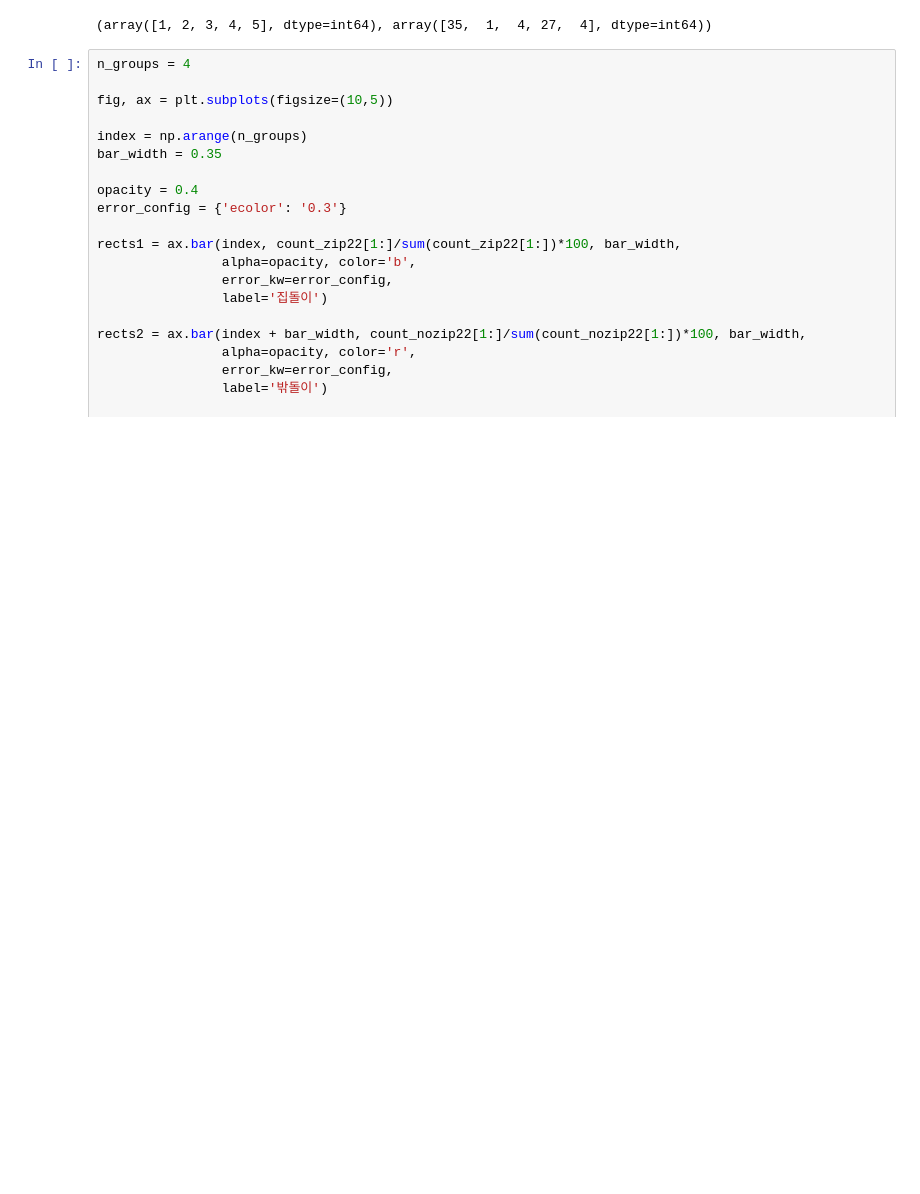
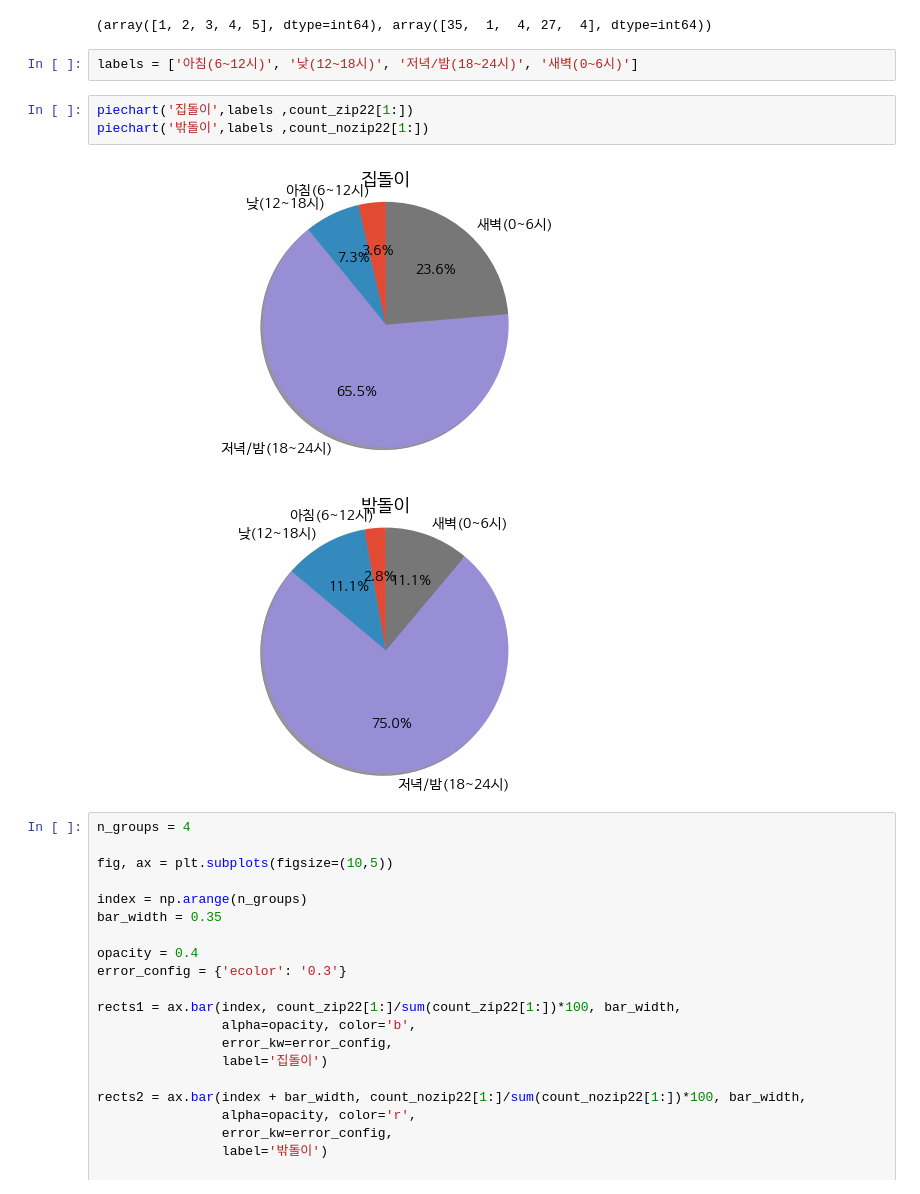
Before and after one commit to SOYNGPARK/shcard-summerschool, a Jupyter notebook: zipdol_survey20-23.ipynb, the cells around one changed output. Saved outputs shown, nothing was run; the diff lists cells and outputs as text; blank space fills up the shorter version.

```diff
--- a/zipdol_survey20-23.ipynb
+++ b/zipdol_survey20-23.ipynb
@@ -337,6 +333,14 @@ num, count_nozip22 = np.unique(nozipdol['Q22'], return_counts=True)
 num, count_nozip22
 # %% [output]
 (array([1, 2, 3, 4, 5], dtype=int64), array([35,  1,  4, 27,  4], dtype=int64))
+# %%
+labels = ['아침(6~12시)', '낮(12~18시)', '저녁/밤(18~24시)', '새벽(0~6시)']
+# %%
+piechart('집돌이',labels ,count_zip22[1:])
+piechart('밖돌이',labels ,count_nozip22[1:])
+# %% [output]
+[figure, added]
+[figure, added]
 # %%
 n_groups = 4
 
```
Also changed, not shown: parts of 10 cells of this notebook.
